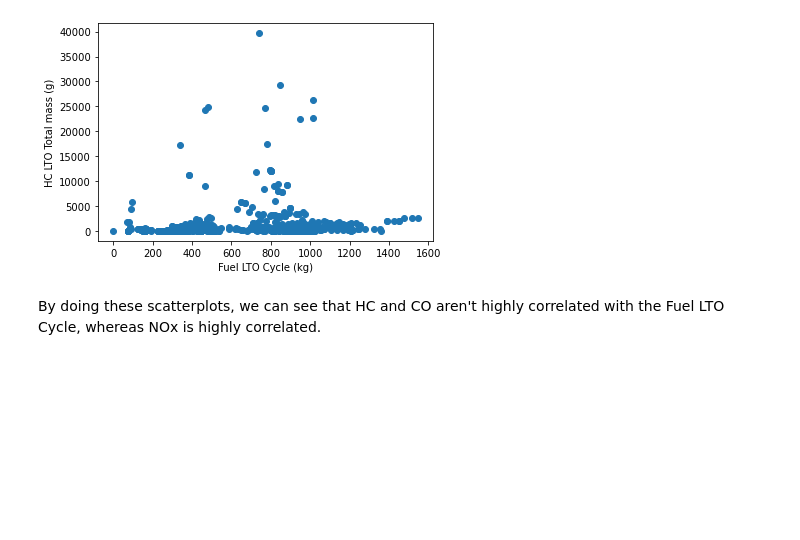
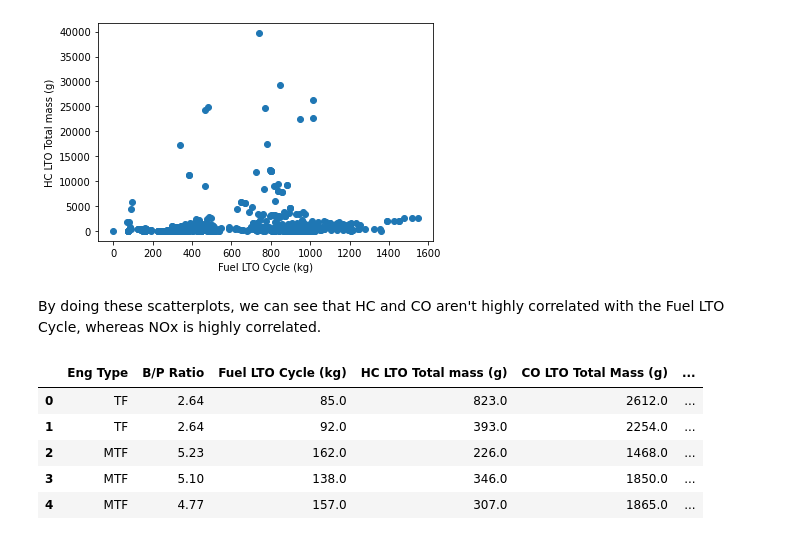
Before and after one commit to bhaktipatel31/Prediction-of-gaseous-emissions-based-on-Aircraft-Engines, a Jupyter notebook: SIC Capstone Project.ipynb, the cells around one changed output. Cells and saved outputs as stored; diff of their text form; code cells hidden in the pictures; blank space fills up the shorter version.

```diff
--- a/SIC Capstone Project.ipynb
+++ b/SIC Capstone Project.ipynb
@@ -209,3 +209,13 @@ plt.show()
 [figure]
 # %% [markdown]
 By doing these scatterplots, we can see that HC and CO aren't highly correlated with the Fuel LTO Cycle, whereas NOx is highly correlated.
+# %%
+df2 = df[['Eng Type' , 'B/P Ratio', 'Fuel LTO Cycle (kg)' ,'HC LTO Total mass (g)', 'CO LTO Total Mass (g)', 'NOx LTO Total mass (g)']]
+df2.head()
+# %% [output]
+|  | Eng Type | B/P Ratio | Fuel LTO Cycle (kg) | HC LTO Total mass (g) | CO LTO Total Mass (g) | ... |
+| 0 | TF | 2.64 | 85.0 | 823.0 | 2612.0 | ... |
+| 1 | TF | 2.64 | 92.0 | 393.0 | 2254.0 | ... |
+| 2 | MTF | 5.23 | 162.0 | 226.0 | 1468.0 | ... |
+| 3 | MTF | 5.10 | 138.0 | 346.0 | 1850.0 | ... |
+| 4 | MTF | 4.77 | 157.0 | 307.0 | 1865.0 | ... |
```
Also changed, not shown: parts of 14 cells of this notebook.
